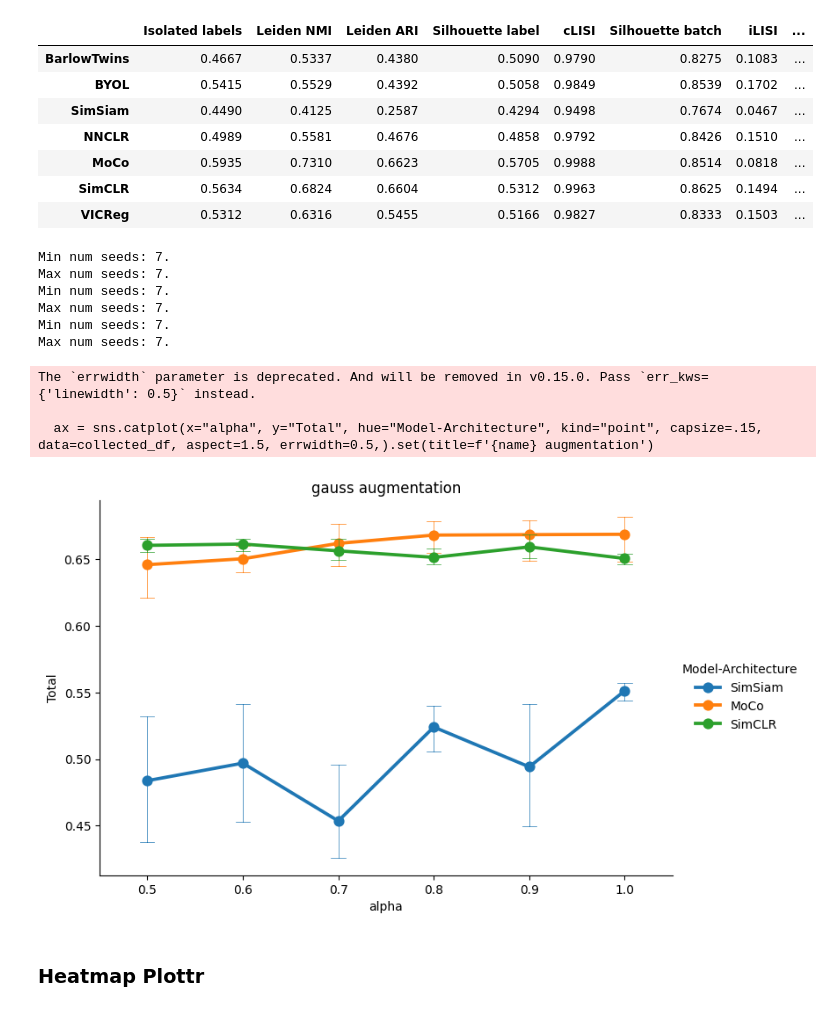
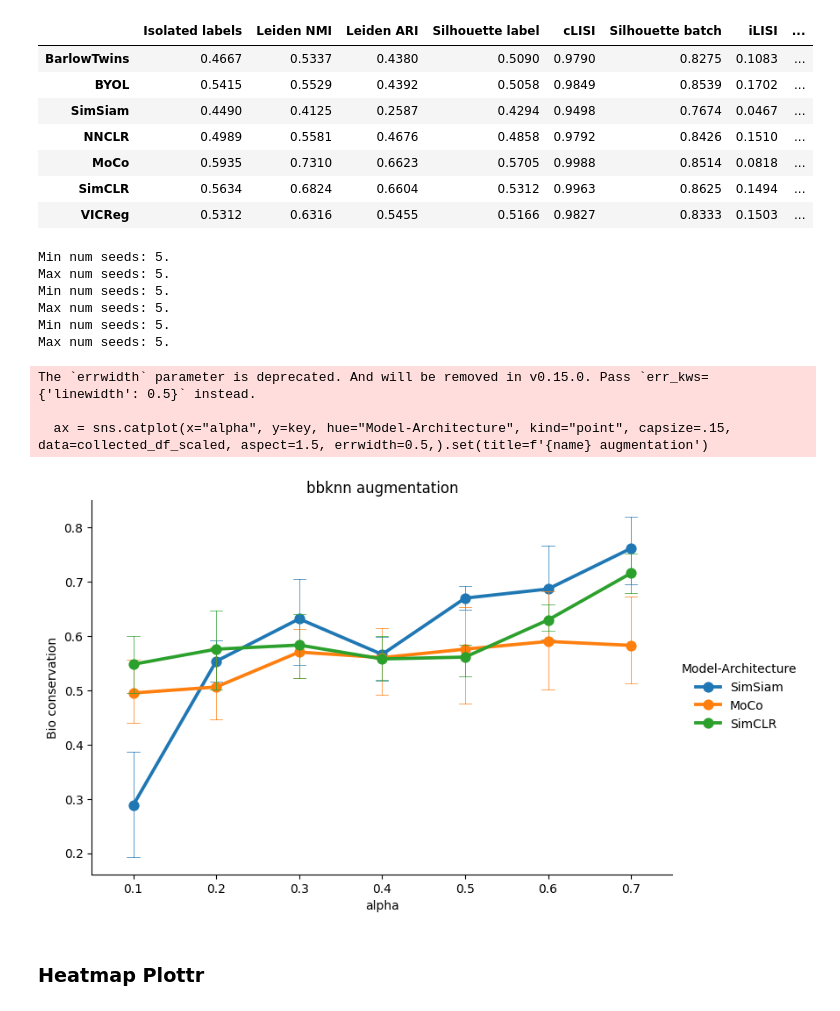
Before and after one commit to OlgaOvcharenko/scAugmentBench, a Jupyter notebook: debug.ipynb, the cells around one changed output. Drawn from its saved outputs; the diff is of its cells as text; code cells hidden in the pictures.

```diff
--- a/debug.ipynb
+++ b/debug.ipynb
@@ -175,46 +172,48 @@ def get_bigger_table(project_root = "/local/home/tomap/scAugmentBench", dirname
                 metrics[i]['alpha'] = float(param.split("-")[1])
                 augnames.append(param.split("-")[0])
             df = pd.DataFrame(pd.concat(metrics).round(4))#, columns=[seed for seed in os.listdir(os.path.join(tmp, param))])
             ls.append(df)
     augname = np.unique(np.array(augnames))
     assert len(augname) == 1, "!!!! PROBLEM !!!!"
     return pd.concat(ls), augname[0]
 
-def plot_bigger_table_alpha_total(collected_df, name):
+def plot_bigger_table_alpha_total(collected_df, name, key="Batch correction"):
     tmp = collected_df.copy()
     collected_df_scaled = scale_table(tmp.drop(columns=['alpha', 'Model-Architecture']))
     collected_df_scaled['alpha'] = collected_df['alpha']
     collected_df_scaled['Model-Architecture'] = collected_df['Model-Architecture']
 
-    ax = sns.catplot(x="alpha", y="Total", hue="Model-Architecture", kind="point", capsize=.15, data=collected_df, aspect=1.5, errwidth=0.5,).set(title=f'{name} augmentation')
-    ax.savefig(f"/local/home/tomap/output/{name}-alphas.png")
+    #ax = sns.catplot(x="alpha", y=key, hue="Model-Architecture", kind="point", capsize=.15, data=collected_df, aspect=1.5, errwidth=0.5,).set(title=f'{name} augmentation')
+    ax = sns.catplot(x="alpha", y=key, hue="Model-Architecture", kind="point", capsize=.15, data=collected_df_scaled, aspect=1.5, errwidth=0.5,).set(title=f'{name} augmentation')
+    ax.savefig(f"/local/home/tomap/output/{name}-alphas-{key}.png")
 
 
 def plot_bigger_table_scatter(collected_df, name):
     tmp = collected_df.copy()
     collected_df_scaled = scale_table(tmp.drop(columns=['alpha', 'Model-Architecture']))
     collected_df_scaled['alpha'] = collected_df['alpha']
     collected_df_scaled['Model-Architecture'] = collected_df['Model-Architecture']
 
     ax = sns.scatterplot(data=collected_df, x="Batch correction", y="Bio conservation", hue="alpha", style="Model-Architecture",)
     ax.set(title=f'{name} augmentation')
     ax.legend(loc='center left', bbox_to_anchor=(1, 0.5), ncol=1)
     plt.savefig(f"/local/home/tomap/output/{name}-alphas-scatter.png")
 
-df, augname = get_bigger_table(dirname="augmentation-ablation-vol2", dname="ImmHuman")
+df, augname = get_bigger_table(dirname="augmentation-ablation-vol5",
+                               dname="ImmHuman")
 #plot_bigger_table_scatter(df, augname)
-plot_bigger_table_alpha_total(df, augname)
+plot_bigger_table_alpha_total(df, augname, "Bio conservation")
 # %% [output]
-Min num seeds: 7.
-Max num seeds: 7.
-Min num seeds: 7.
-Max num seeds: 7.
-Min num seeds: 7.
-Max num seeds: 7.
+Min num seeds: 5.
+Max num seeds: 5.
+Min num seeds: 5.
+Max num seeds: 5.
+Min num seeds: 5.
+Max num seeds: 5.
 The `errwidth` parameter is deprecated. And will be removed in v0.15.0. Pass `err_kws={'linewidth': 0.5}` instead.
 
-  ax = sns.catplot(x="alpha", y="Total", hue="Model-Architecture", kind="point", capsize=.15, data=collected_df, aspect=1.5, errwidth=0.5,).set(title=f'{name} augmentation')
+  ax = sns.catplot(x="alpha", y=key, hue="Model-Architecture", kind="point", capsize=.15, data=collected_df_scaled, aspect=1.5, errwidth=0.5,).set(title=f'{name} augmentation')
-[figure, old version]
+[figure, new version]
 # %% [markdown]
 ### Heatmap Plottr
 # %%
```
Also changed, not shown: parts of 4 cells of this notebook, 4 other files.
